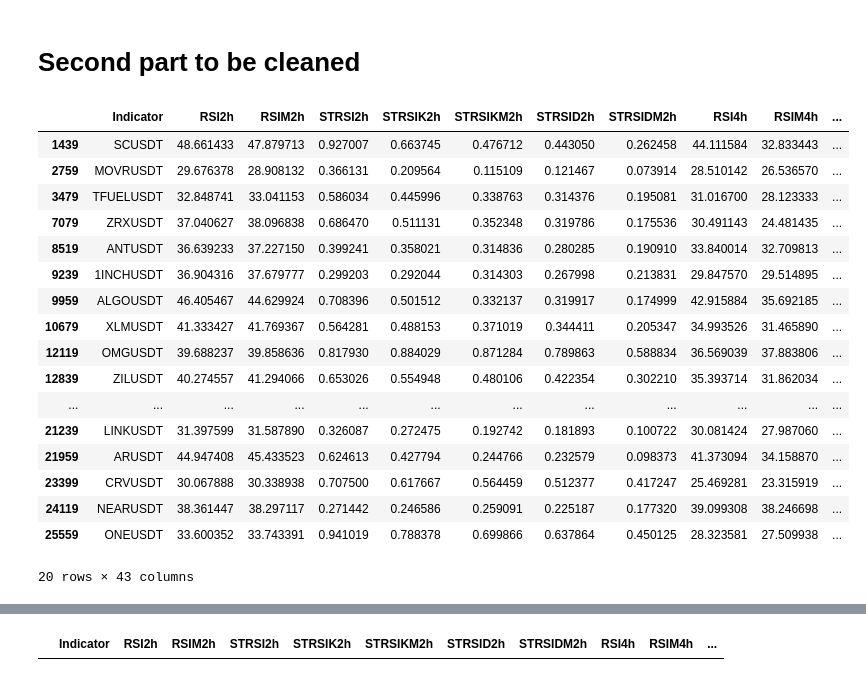
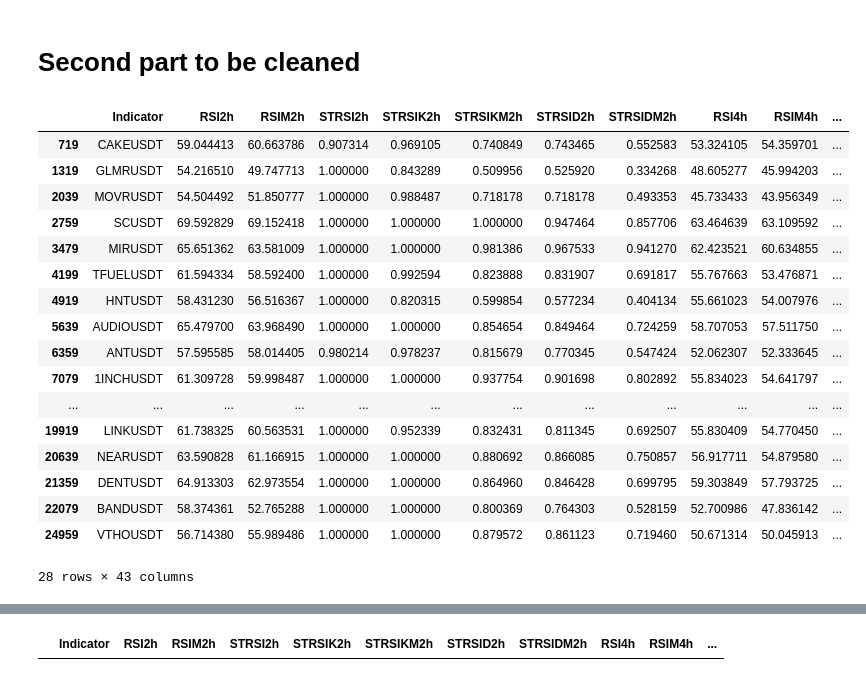
Before and after one commit to hjabbour/ML, a Jupyter notebook: HLST-FIXLIST-Direction.ipynb, the cells around one changed output, grey strips where cells are left out. Cells and saved outputs as stored; diff of their text form; code cells hidden in the pictures.

```diff
--- a/HLST-FIXLIST-Direction.ipynb
+++ b/HLST-FIXLIST-Direction.ipynb
@@ -746,28 +672,28 @@ drop
 # Second part to be cleaned
 # %%
 ## 8 and 4 hours up
-drop = final.loc[(rule8kup & rule4kup) ]
+drop = final.loc[(rule1dkup & rule12kup & rule8kup & rule4kup) ]
 
 drop
 # %% [output]
 |  | Indicator | RSI2h | RSIM2h | STRSI2h | STRSIK2h | STRSIKM2h | STRSID2h | STRSIDM2h | RSI4h | RSIM4h | ... |
-| 1439 | SCUSDT | 48.661433 | 47.879713 | 0.927007 | 0.663745 | 0.476712 | 0.443050 | 0.262458 | 44.111584 | 32.833443 | ... |
-| 2759 | MOVRUSDT | 29.676378 | 28.908132 | 0.366131 | 0.209564 | 0.115109 | 0.121467 | 0.073914 | 28.510142 | 26.536570 | ... |
-| 3479 | TFUELUSDT | 32.848741 | 33.041153 | 0.586034 | 0.445996 | 0.338763 | 0.314376 | 0.195081 | 31.016700 | 28.123333 | ... |
-| 7079 | ZRXUSDT | 37.040627 | 38.096838 | 0.686470 | 0.511131 | 0.352348 | 0.319786 | 0.175536 | 30.491143 | 24.481435 | ... |
-| 8519 | ANTUSDT | 36.639233 | 37.227150 | 0.399241 | 0.358021 | 0.314836 | 0.280285 | 0.190910 | 33.840014 | 32.709813 | ... |
-| 9239 | 1INCHUSDT | 36.904316 | 37.679777 | 0.299203 | 0.292044 | 0.314303 | 0.267998 | 0.213831 | 29.847570 | 29.514895 | ... |
-| 9959 | ALGOUSDT | 46.405467 | 44.629924 | 0.708396 | 0.501512 | 0.332137 | 0.319917 | 0.174999 | 42.915884 | 35.692185 | ... |
-| 10679 | XLMUSDT | 41.333427 | 41.769367 | 0.564281 | 0.488153 | 0.371019 | 0.344411 | 0.205347 | 34.993526 | 31.465890 | ... |
-| 12119 | OMGUSDT | 39.688237 | 39.858636 | 0.817930 | 0.884029 | 0.871284 | 0.789863 | 0.588834 | 36.569039 | 37.883806 | ... |
-| 12839 | ZILUSDT | 40.274557 | 41.294066 | 0.653026 | 0.554948 | 0.480106 | 0.422354 | 0.302210 | 35.393714 | 31.862034 | ... |
+| 719 | CAKEUSDT | 59.044413 | 60.663786 | 0.907314 | 0.969105 | 0.740849 | 0.743465 | 0.552583 | 53.324105 | 54.359701 | ... |
+| 1319 | GLMRUSDT | 54.216510 | 49.747713 | 1.000000 | 0.843289 | 0.509956 | 0.525920 | 0.334268 | 48.605277 | 45.994203 | ... |
+| 2039 | MOVRUSDT | 54.504492 | 51.850777 | 1.000000 | 0.988487 | 0.718178 | 0.718178 | 0.493353 | 45.733433 | 43.956349 | ... |
+| 2759 | SCUSDT | 69.592829 | 69.152418 | 1.000000 | 1.000000 | 1.000000 | 0.947464 | 0.857706 | 63.464639 | 63.109592 | ... |
+| 3479 | MIRUSDT | 65.651362 | 63.581009 | 1.000000 | 1.000000 | 0.981386 | 0.967533 | 0.941270 | 62.423521 | 60.634855 | ... |
+| 4199 | TFUELUSDT | 61.594334 | 58.592400 | 1.000000 | 0.992594 | 0.823888 | 0.831907 | 0.691817 | 55.767663 | 53.476871 | ... |
+| 4919 | HNTUSDT | 58.431230 | 56.516367 | 1.000000 | 0.820315 | 0.599854 | 0.577234 | 0.404134 | 55.661023 | 54.007976 | ... |
+| 5639 | AUDIOUSDT | 65.479700 | 63.968490 | 1.000000 | 1.000000 | 0.854654 | 0.849464 | 0.724259 | 58.707053 | 57.511750 | ... |
+| 6359 | ANTUSDT | 57.595585 | 58.014405 | 0.980214 | 0.978237 | 0.815679 | 0.770345 | 0.547424 | 52.062307 | 52.333645 | ... |
+| 7079 | 1INCHUSDT | 61.309728 | 59.998487 | 1.000000 | 1.000000 | 0.937754 | 0.901698 | 0.802892 | 55.834023 | 54.641797 | ... |
 | ... | ... | ... | ... | ... | ... | ... | ... | ... | ... | ... | ... |
-| 21239 | LINKUSDT | 31.397599 | 31.587890 | 0.326087 | 0.272475 | 0.192742 | 0.181893 | 0.100722 | 30.081424 | 27.987060 | ... |
-| 21959 | ARUSDT | 44.947408 | 45.433523 | 0.624613 | 0.427794 | 0.244766 | 0.232579 | 0.098373 | 41.373094 | 34.158870 | ... |
-| 23399 | CRVUSDT | 30.067888 | 30.338938 | 0.707500 | 0.617667 | 0.564459 | 0.512377 | 0.417247 | 25.469281 | 23.315919 | ... |
-| 24119 | NEARUSDT | 38.361447 | 38.297117 | 0.271442 | 0.246586 | 0.259091 | 0.225187 | 0.177320 | 39.099308 | 38.246698 | ... |
-| 25559 | ONEUSDT | 33.600352 | 33.743391 | 0.941019 | 0.788378 | 0.699866 | 0.637864 | 0.450125 | 28.323581 | 27.509938 | ... |
+| 19919 | LINKUSDT | 61.738325 | 60.563531 | 1.000000 | 0.952339 | 0.832431 | 0.811345 | 0.692507 | 55.830409 | 54.770450 | ... |
+| 20639 | NEARUSDT | 63.590828 | 61.166915 | 1.000000 | 1.000000 | 0.880692 | 0.866085 | 0.750857 | 56.917711 | 54.879580 | ... |
+| 21359 | DENTUSDT | 64.913303 | 62.973554 | 1.000000 | 1.000000 | 0.864960 | 0.846428 | 0.699795 | 59.303849 | 57.793725 | ... |
+| 22079 | BANDUSDT | 58.374361 | 52.765288 | 1.000000 | 1.000000 | 0.800369 | 0.764303 | 0.528159 | 52.700986 | 47.836142 | ... |
+| 24959 | VTHOUSDT | 56.714380 | 55.989486 | 1.000000 | 1.000000 | 0.879572 | 0.861123 | 0.719460 | 50.671314 | 50.045913 | ... |
-20 rows × 43 columns
+28 rows × 43 columns
 # %%
 ## 8 4 2 hours level down
 
```
Also changed, not shown: parts of 46 cells of this notebook, 3 other files.
